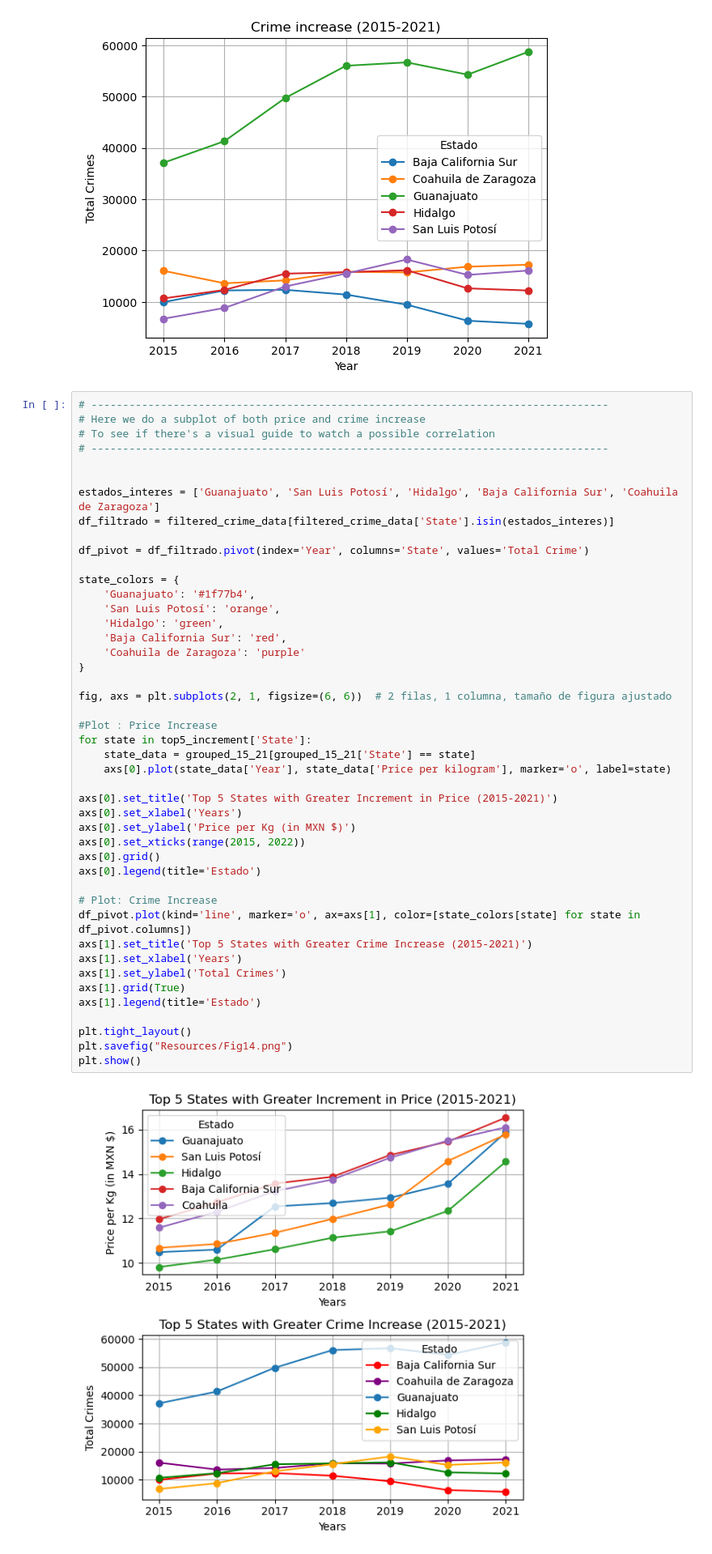
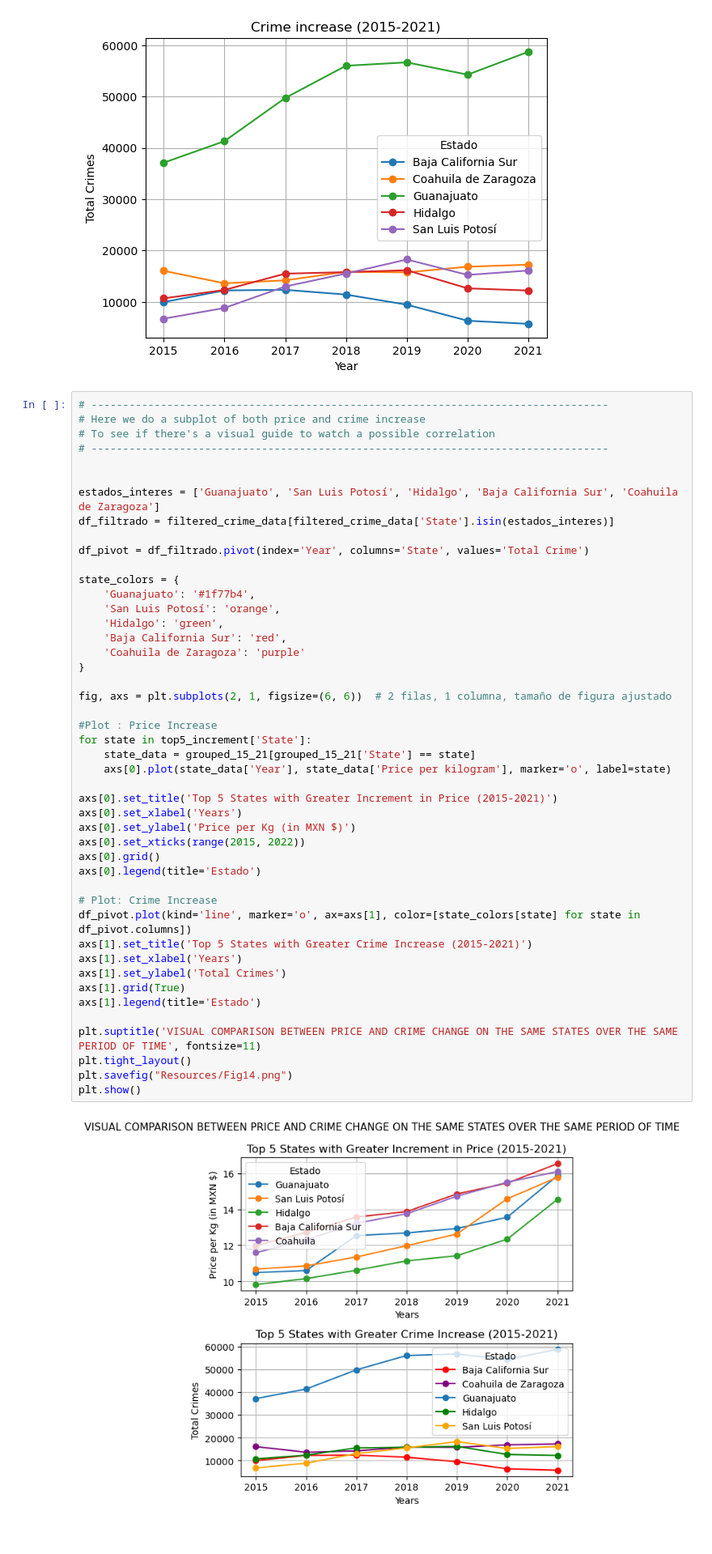
Before and after one commit to Josemarome/Project_1, a Jupyter notebook: 2_Crime_Data.ipynb, the cells around one changed output. Shown at 81% size. Saved outputs shown, nothing was run; the diff lists cells and outputs as text.

```diff
--- a/2_Crime_Data.ipynb
+++ b/2_Crime_Data.ipynb
@@ -611,34 +611,35 @@ state_colors = {
     'Baja California Sur': 'red',
     'Coahuila de Zaragoza': 'purple'
 }
 
 fig, axs = plt.subplots(2, 1, figsize=(6, 6))  # 2 filas, 1 columna, tamaño de figura ajustado
 
 #Plot : Price Increase
 for state in top5_increment['State']:
     state_data = grouped_15_21[grouped_15_21['State'] == state]
     axs[0].plot(state_data['Year'], state_data['Price per kilogram'], marker='o', label=state)
 
 axs[0].set_title('Top 5 States with Greater Increment in Price (2015-2021)')
 axs[0].set_xlabel('Years')
 axs[0].set_ylabel('Price per Kg (in MXN $)')
 axs[0].set_xticks(range(2015, 2022))
 axs[0].grid()
 axs[0].legend(title='Estado')
 
 # Plot: Crime Increase
 df_pivot.plot(kind='line', marker='o', ax=axs[1], color=[state_colors[state] for state in df_pivot.columns])
 axs[1].set_title('Top 5 States with Greater Crime Increase (2015-2021)')
 axs[1].set_xlabel('Years')
 axs[1].set_ylabel('Total Crimes')
 axs[1].grid(True)
 axs[1].legend(title='Estado')
 
+plt.suptitle('VISUAL COMPARISON BETWEEN PRICE AND CRIME CHANGE ON THE SAME STATES OVER THE SAME PERIOD OF TIME', fontsize=11)
 plt.tight_layout()
 plt.savefig("Resources/Fig14.png")
 plt.show()
 # %% [output]
-[figure, old version]
+[figure, new version]
 # %%
 # Correlation graph between price and crime % changue over the same period of time in the same states
 
```
Also changed, not shown: parts of 2 cells of this notebook, 11 other files.
